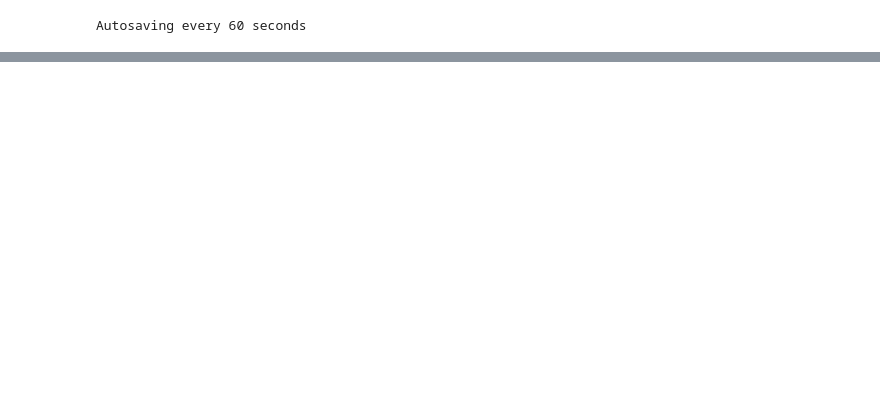
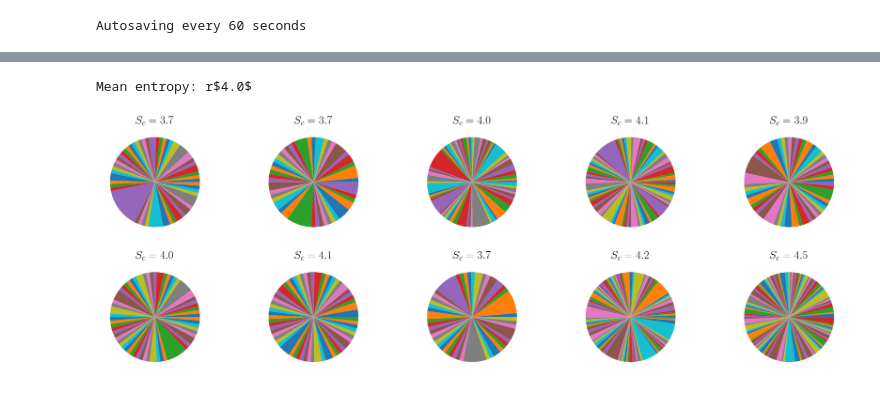
Before and after one commit to rmorantovar/Immune_System, a Jupyter notebook: Jupyter_notebooks/memory_response/entropy.ipynb, the cells around one changed output, grey strips where cells are left out. Drawn from its saved outputs; the diff is of its cells as text; code cells hidden in the pictures; blank space fills up the shorter version.

Commit message:
working on entropy

```diff
--- a/Jupyter_notebooks/memory_response/entropy.ipynb
+++ b/Jupyter_notebooks/memory_response/entropy.ipynb
@@ -85,0 +87,29 @@ plt.show()
+# %%
+# Load primary data
+data_primary = pd.read_excel(Text_files_path + "memory_response/data/mesin2020/1-s2.0-S0092867419313170-mmc1.xlsx", sheet_name = 'Photoactivation CGG', header = 1)
+data_primary = data_primary[(data_primary['Figure']==1)]
+data_primary_grouped = data_primary.groupby(['Mouse', 'V', 'J', 'D']).size().reset_index(name='count')
+# data_primary_grouped = data_primary.groupby(['Mouse', 'CDR3:']).size().reset_index(name='count')
+# data_primary_grouped = data_primary.groupby(['Mouse', 'Sequence']).size().reset_index(name='count')
+mice = data_primary_grouped['Mouse'].unique()
+fig, ax = plt.subplots(2, 5, figsize = (30, 10), gridspec_kw={'left':0.02, 'right':.95, 'bottom':.05, 'top': 0.95}, edgecolor = 'black')
+S_primary = []
+L_act = []
+for i, mouse in enumerate(mice):
+    data_mouse = data_primary_grouped.loc[data_primary_grouped['Mouse']==mouse]
+    counts = data_mouse['count'].to_numpy()
+    N = np.sum(counts)
+    S_i = -np.sum((counts/N)*np.log((counts/N)))
+    S_primary.append(S_i)
+    L_act.append(np.size(counts))
+    if S_i != 0:
+        ax[i//5, i%5].pie(counts)
+        ax[i//5, i%5].set_title(r'$S_c=%.1f$'%(S_i), fontsize = 30)
+    else:
+        ax[i//5, i%5].axis('off')
+        ax[i//5, i%5].text(x = .1, y = .6, s = r'$\bar S_c = %.1f \pm %.1f$'%(np.mean(S_primary), np.sqrt(np.var(S_primary))), fontsize = 30)
+# fig.suptitle(r'$\bar S_c = %.1f \pm %.1f$'%(np.mean(S_primary), np.sqrt(np.var(S_primary))), fontsize = 30)
+print('Mean entropy: r$%.1f$'%(np.mean(S_primary)))
+# %% [output]
+Mean entropy: r$4.0$
+[figure, added]
```
Also changed, not shown: parts of 4 cells of this notebook, 1 other file.
